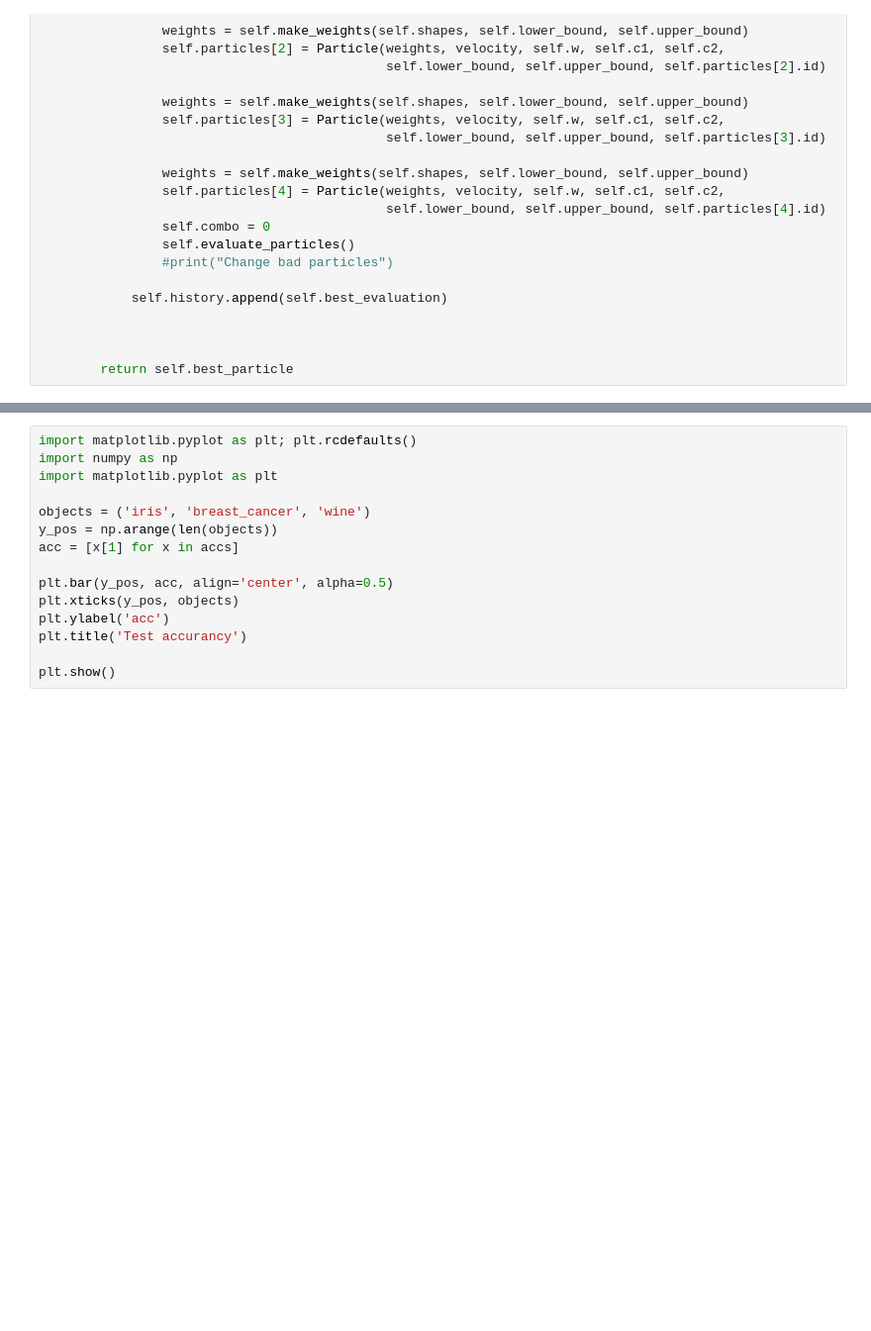
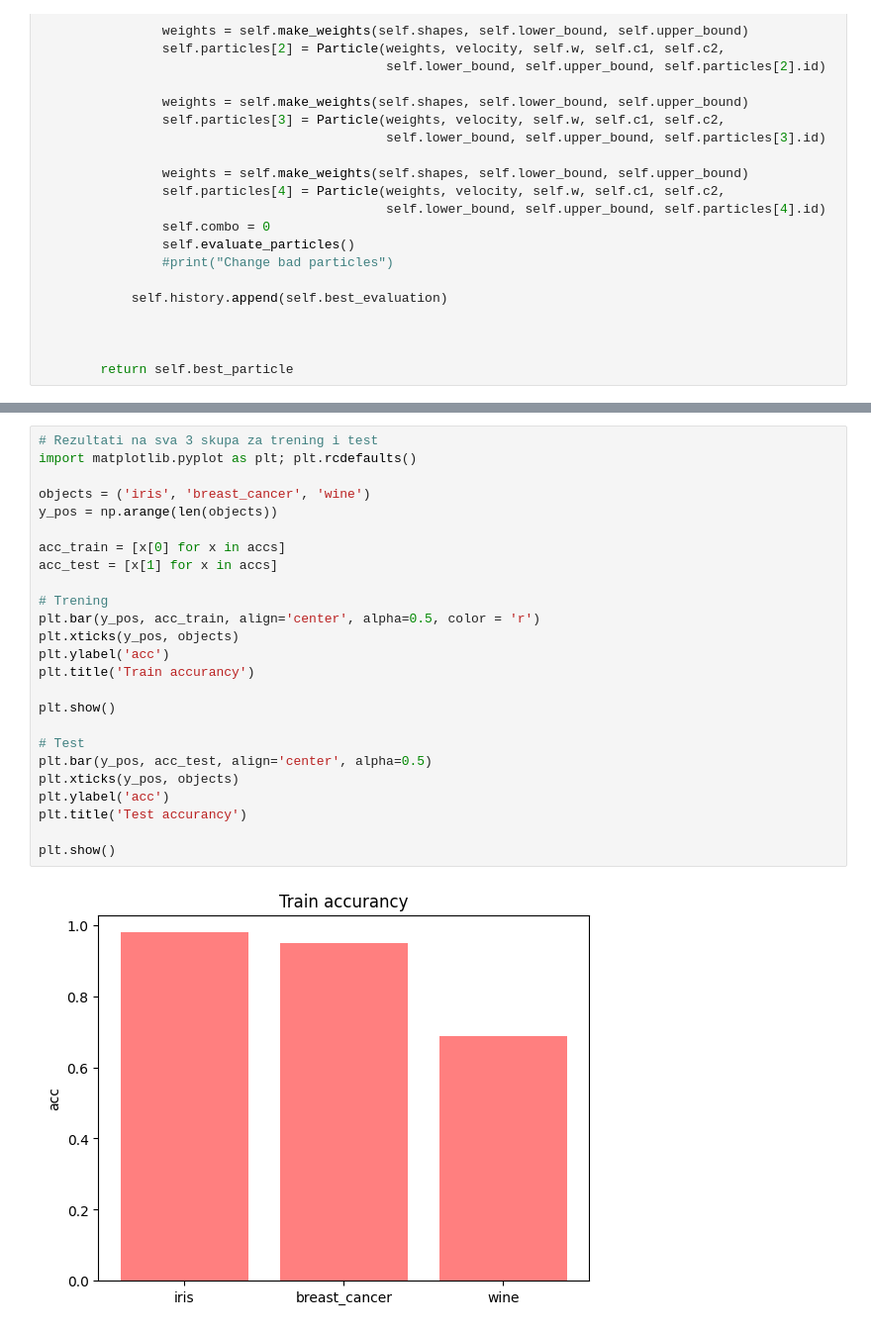
Before and after one commit to leic25/Computational-Intelligence-PSO, a Jupyter notebook: src/Racunarska inteligencija.ipynb, the cells around one changed output, grey strips where cells are left out. Shown at 99% size. Cells and saved outputs as stored; diff of their text form; blank space fills up the shorter version.

```diff
--- a/src/Racunarska inteligencija.ipynb
+++ b/src/Racunarska inteligencija.ipynb
@@ -421,15 +417,27 @@ NameError: name 'test_wine_acc' is not defined
 # %%
+# Rezultati na sva 3 skupa za trening i test
 import matplotlib.pyplot as plt; plt.rcdefaults()
-import numpy as np
-import matplotlib.pyplot as plt
 
 objects = ('iris', 'breast_cancer', 'wine')
 y_pos = np.arange(len(objects))
-acc = [x[1] for x in accs]
 
-plt.bar(y_pos, acc, align='center', alpha=0.5)
+acc_train = [x[0] for x in accs]
+acc_test = [x[1] for x in accs]
+
+# Trening
+plt.bar(y_pos, acc_train, align='center', alpha=0.5, color = 'r')
+plt.xticks(y_pos, objects)
+plt.ylabel('acc')
+plt.title('Train accurancy')
+
+plt.show()
+
+# Test
+plt.bar(y_pos, acc_test, align='center', alpha=0.5)
 plt.xticks(y_pos, objects)
 plt.ylabel('acc')
 plt.title('Test accurancy')
 
 plt.show()
+# %% [output]
+[figure, added]
```
Also changed, not shown: parts of 7 cells of this notebook, 8 other files.
